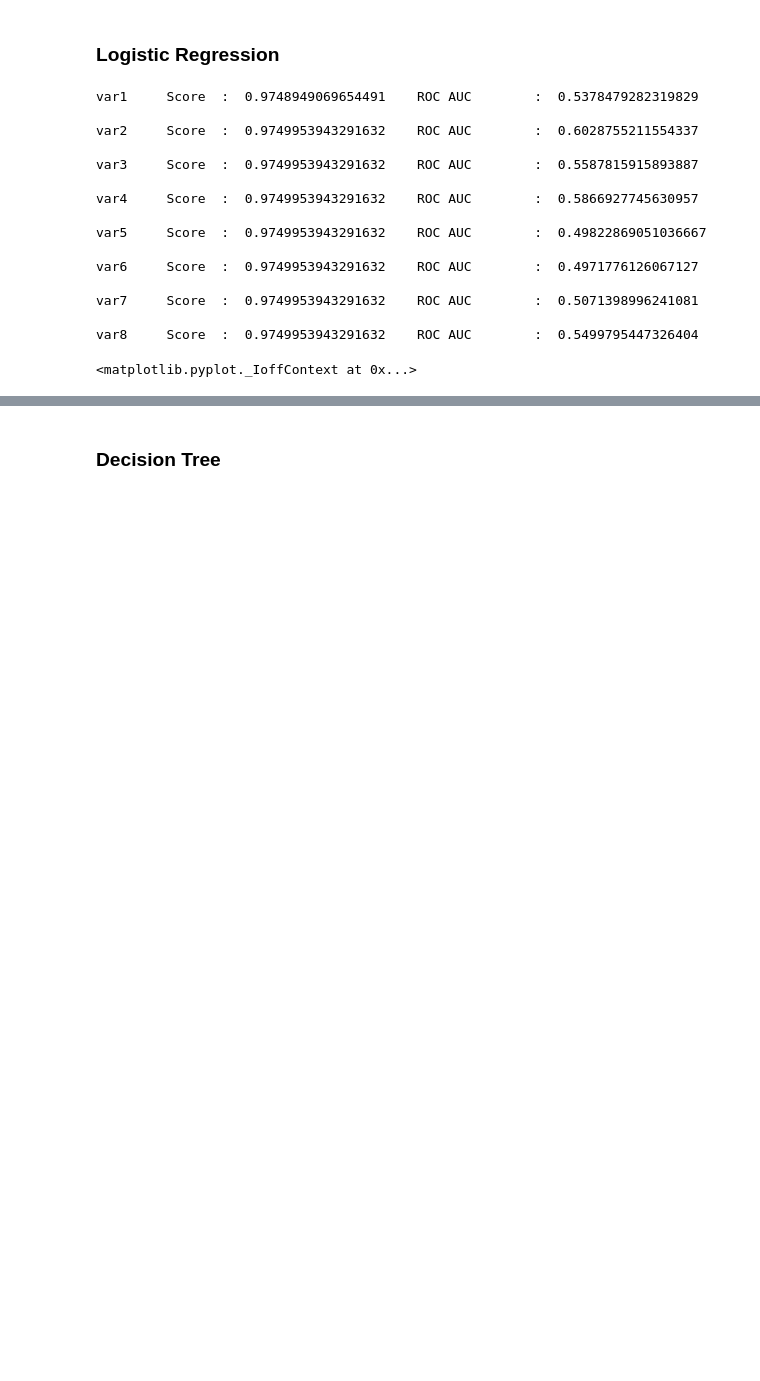
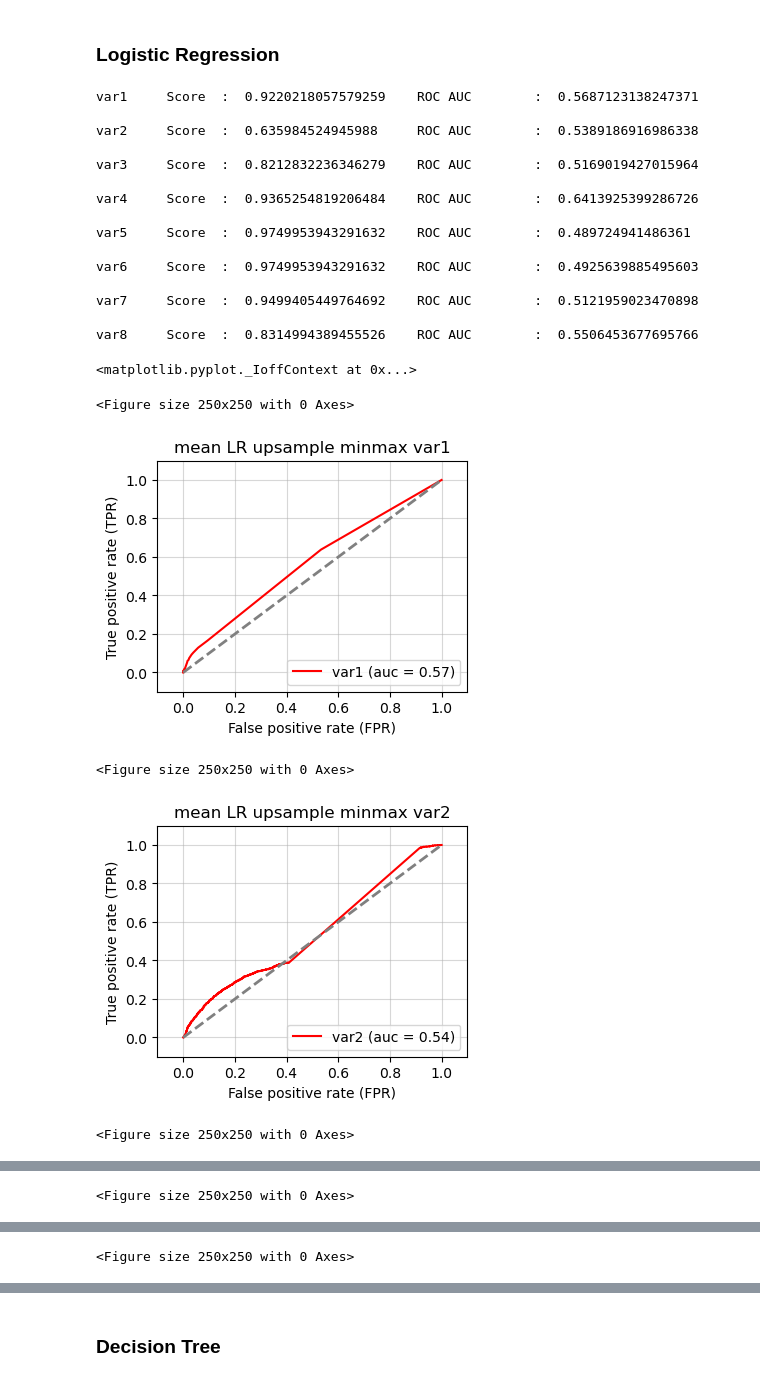
Before and after one commit to martinbandung/2023_MLF_Project, a Jupyter notebook: submission.ipynb, the cells around one changed output, grey strips where cells are left out. Cells and saved outputs as stored; diff of their text form; code cells hidden in the pictures; blank space fills up the shorter version.

```diff
--- a/submission.ipynb
+++ b/submission.ipynb
@@ -390,14 +407,13 @@ ls = [':', '--', '-.', '-']
 
 classifier='LR'
 
-
+clf = LogisticRegression(penalty='l2',
+                          C=1e-3,
+                          solver='lbfgs',
+                          random_state=1
+                        )
 #listfeature=['var3_woe','var1_woe']
 for listfeature in listfeature1:
-    clf = LogisticRegression(penalty='l2',
-                              C=1e-3,
-                              solver='lbfgs',
-                              random_state=1)
-
     clf.fit(X_train[listfeature], y_train)
     y_pred = clf.fit(X_train[listfeature],y_train).predict_proba(X_test[listfeature])[:, 1]
 
@@ -446,38 +462,43 @@ for listfeature in listfeature1:
     plt.plot(fpr, tpr,
          color='red',
          #linestyle=ls,
          label='%s (auc = %0.2f)' % (' '.join(listfeature), auc))
 
     plt.legend(loc='lower right')
     plt.plot([0, 1], [0, 1],
              linestyle='--',
              color='gray',
              linewidth=2)
 
     plt.xlim([-0.1, 1.1])
     plt.ylim([-0.1, 1.1])
     plt.grid(alpha=0.5)
     plt.xlabel('False positive rate (FPR)')
     plt.ylabel('True positive rate (TPR)')
     plt.title(data_fill+' '+classifier+' '+resamplelbl+' '+transformation+' '+' '.join(listfeature))
     plt.savefig('images/'+date+'_TPRvsVPR_'+data_fill+'_'+classifier+'_'+resamplelbl+'_'+transformation+'_'+'_'.join(listfeature)+'.png', dpi=300, bbox_inches="tight")
     #plt.show()
 
 plt.ioff() #prevent showing figure
 # %% [output]
-var1     Score  :  0.9748949069654491    ROC AUC        :  0.5378479282319829
+var1     Score  :  0.9220218057579259    ROC AUC        :  0.5687123138247371
 
-var2     Score  :  0.9749953943291632    ROC AUC        :  0.6028755211554337
+var2     Score  :  0.635984524945988     ROC AUC        :  0.5389186916986338
 
-var3     Score  :  0.9749953943291632    ROC AUC        :  0.5587815915893887
+var3     Score  :  0.8212832236346279    ROC AUC        :  0.5169019427015964
 
-var4     Score  :  0.9749953943291632    ROC AUC        :  0.5866927745630957
+var4     Score  :  0.9365254819206484    ROC AUC        :  0.6413925399286726
 
-var5     Score  :  0.9749953943291632    ROC AUC        :  0.49822869051036667
+var5     Score  :  0.9749953943291632    ROC AUC        :  0.489724941486361
 
-var6     Score  :  0.9749953943291632    ROC AUC        :  0.4971776126067127
+var6     Score  :  0.9749953943291632    ROC AUC        :  0.4925639885495603
 
-var7     Score  :  0.9749953943291632    ROC AUC        :  0.5071398996241081
+var7     Score  :  0.9499405449764692    ROC AUC        :  0.5121959023470898
 
-var8     Score  :  0.9749953943291632    ROC AUC        :  0.5499795447326404
+var8     Score  :  0.8314994389455526    ROC AUC        :  0.5506453677695766
 <matplotlib.pyplot._IoffContext at 0x...>
+<Figure size 250x250 with 0 Axes>
+[figure, added]
+<Figure size 250x250 with 0 Axes>
+[figure, added]
+<Figure size 250x250 with 0 Axes>
@@ -483,0 +506 @@ var8     Score  :  0.9749953943291632    ROC AUC        :  0.5499795447326404
+<Figure size 250x250 with 0 Axes>
@@ -483,0 +508 @@ var8     Score  :  0.9749953943291632    ROC AUC        :  0.5499795447326404
+<Figure size 250x250 with 0 Axes>
```
Also changed, not shown: parts of 49 cells of this notebook, 16 other files.
